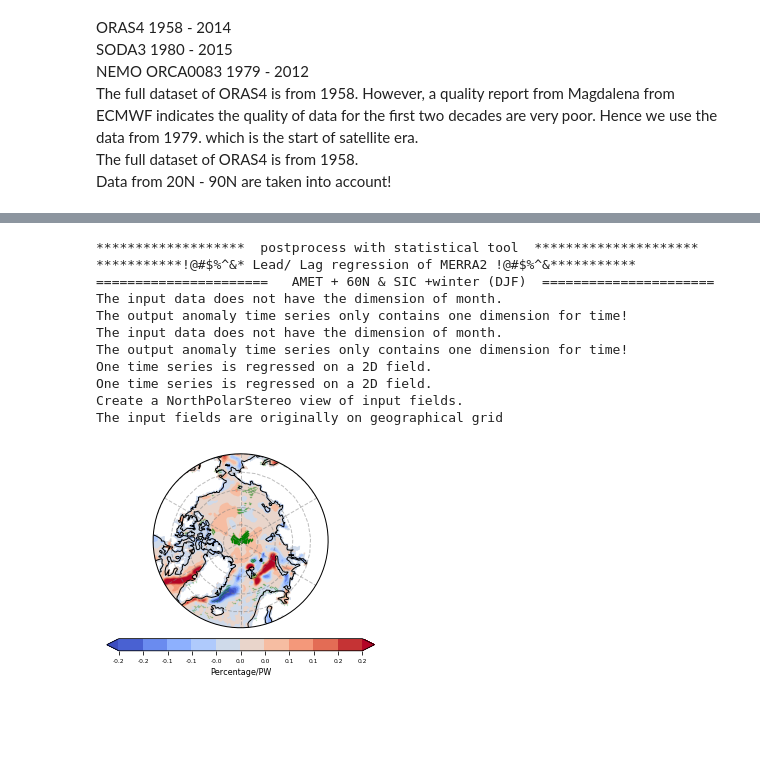
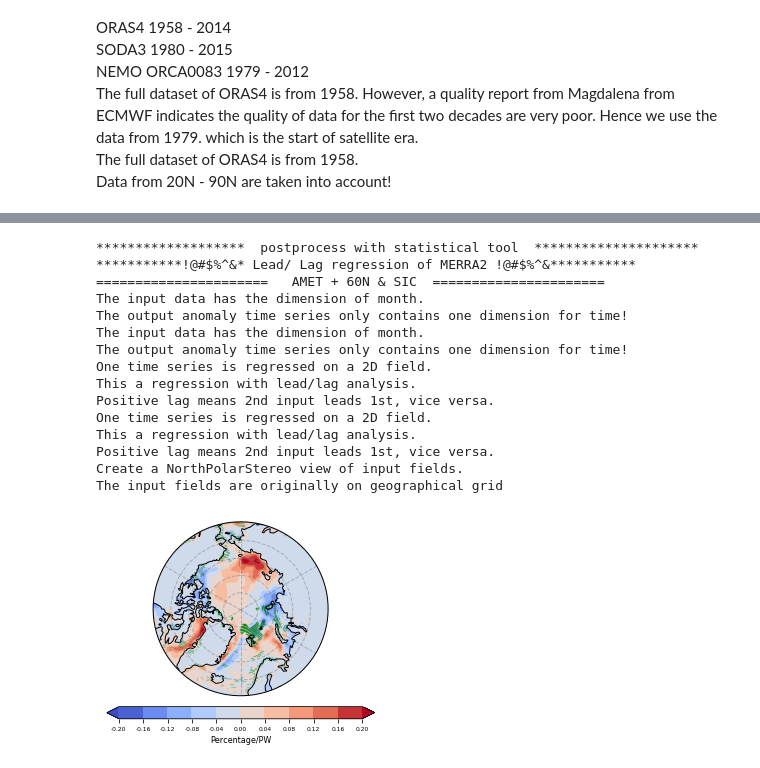
Before and after one commit to geek-yang/AirSeaFlow, a Jupyter notebook: MET_revise/ESD/paper_regress_AMET.ipynb, the cells around one changed output, grey strips where cells are left out. Saved outputs shown, nothing was run; the diff lists cells and outputs as text; code cells hidden in the pictures; blank space fills up the shorter version.

```diff
--- a/MET_revise/ESD/paper_regress_AMET.ipynb
+++ b/MET_revise/ESD/paper_regress_AMET.ipynb
@@ -359,45 +371,46 @@ The input fields are originally on geographical grid
 # %%
     print ('*******************  postprocess with statistical tool  *********************')
     print ('***********!@#$%^&* Lead/ Lag regression of MERRA2 !@#$%^&***********')
-    print ('======================   AMET + 60N & SIC +winter (DJF)  ======================')
-    lag = 0
-    AMET_season_series = meta.statistics.operator.seasons(AMET_MERRA2[:,:,80],
-                                                          span='DJF', Dim_month=True)
-    stat_AMET_MERRA2 = meta.statistics.operator(AMET_season_series[:])
-    stat_AMET_MERRA2.anomaly(Dim_month=False)
+    print ('======================   AMET + 60N & SIC  ======================')
+    stat_AMET_MERRA2 = meta.statistics.operator(AMET_MERRA2[:,:,80])
+    stat_AMET_MERRA2.anomaly()
     stat_AMET_MERRA2.detrend()
-    stat_AMET_MERRA2.lowpass(window=15, obj='detrend')
-    SIC_season_series = meta.statistics.operator.seasons(SIC_MERRA2[:],
-                                                         span=lag_winter[lag], Dim_month=True)
-    stat_SIC_MERRA2 = meta.statistics.operator(SIC_season_series[:,:,:])
-    stat_SIC_MERRA2.anomaly(Dim_month=False)
+    stat_AMET_MERRA2.lowpass(window=60, obj='detrend')
+
+    stat_SIC_MERRA2 = meta.statistics.operator(SIC_MERRA2[:])
+    stat_SIC_MERRA2.anomaly()
     stat_SIC_MERRA2.detrend()
-    stat_SIC_MERRA2.lowpass(window=15, obj='detrend')
+    stat_SIC_MERRA2.lowpass(window=60, obj='detrend')
+    lag = -1
     k, r, p = meta.statistics.operator.linearRegress(stat_AMET_MERRA2._lowpass,
-                                                     stat_SIC_MERRA2._lowpass)
+                                                     stat_SIC_MERRA2._lowpass, lag)
     _, _, p_real = meta.statistics.operator.linearRegress(stat_AMET_MERRA2._detrend,
-                                                          stat_SIC_MERRA2._detrend)
+                                                          stat_SIC_MERRA2._detrend, lag)
     #ticks = [-0.3, -0.2, -0.1, 0.0, 0.1, 0.2, 0.3]
     ticks = np.linspace(-0.20,0.20,11)
     #ticks = [-0.8, -0.6, -0.4, -0.2, 0.0, 0.2, 0.4, 0.6, 0.8]
     label = 'Percentage/PW'
     meta.visualizer.plots.geograph(latitude_fields_MERRA2, longitude_fields_MERRA2,
-                                   np.ma.masked_where(SST_MERRA2_mask[:],k), p_real,
+                                   k, p_real,
                                    label, ticks, os.path.join(output_path, 'MERRA2',
-                                   'spatial_MERRA2_AMET_60N_lag_{}_MERRA2_SIC_DJF_interannual.png'.format(lag)),
+                                   'spatial_MERRA2_AMET_60N_lag_{}_MERRA2_SIC_interannual.png'.format(lag)),
                                    ttest=True)
 # %% [output]
 *******************  postprocess with statistical tool  *********************
 ***********!@#$%^&* Lead/ Lag regression of MERRA2 !@#$%^&***********
-======================   AMET + 60N & SIC +winter (DJF)  ======================
-The input data does not have the dimension of month.
+======================   AMET + 60N & SIC  ======================
+The input data has the dimension of month.
 The output anomaly time series only contains one dimension for time!
-The input data does not have the dimension of month.
+The input data has the dimension of month.
 The output anomaly time series only contains one dimension for time!
 One time series is regressed on a 2D field.
+This a regression with lead/lag analysis.
+Positive lag means 2nd input leads 1st, vice versa.
 One time series is regressed on a 2D field.
+This a regression with lead/lag analysis.
+Positive lag means 2nd input leads 1st, vice versa.
 Create a NorthPolarStereo view of input fields.
 The input fields are originally on geographical grid
-[figure, old version]
+[figure, new version]
 # %%
     print ('***********!@#$%^&* Lead/ Lag regression of JRA55 !@#$%^&***********')
```
Also changed, not shown: parts of 17 cells of this notebook, 3 other files.
